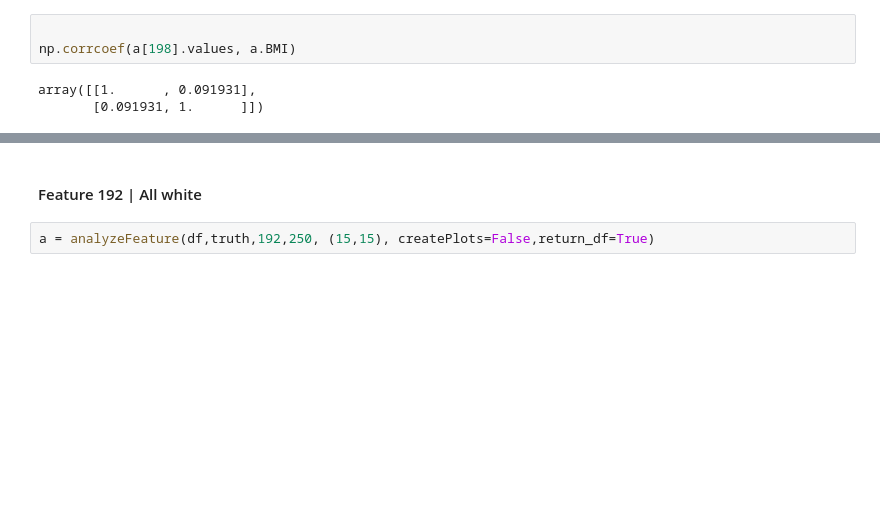
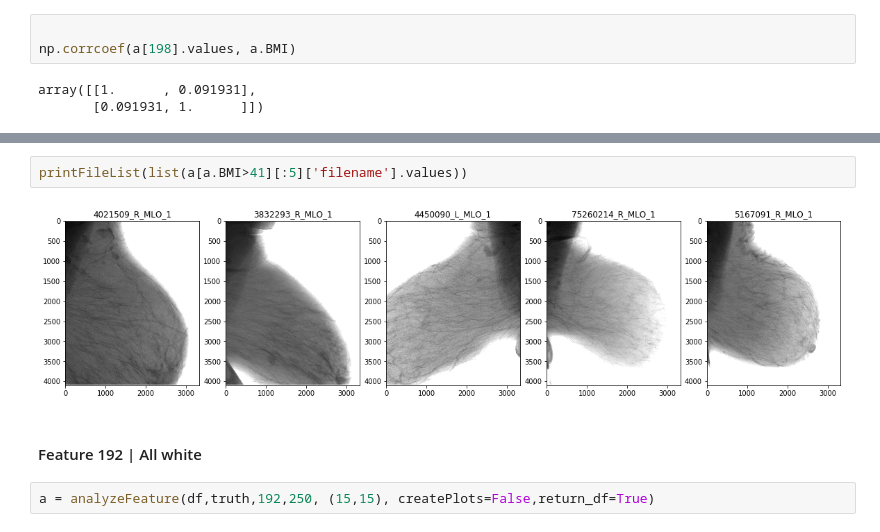
Before and after one commit to rsk2327/CBIG, a Jupyter notebook: RaceClassification/Features/Understanding Features.ipynb, the cells around one changed output, grey strips where cells are left out. Drawn from its saved outputs; the diff is of its cells as text; blank space fills up the shorter version.

```diff
--- a/RaceClassification/Features/Understanding Features.ipynb
+++ b/RaceClassification/Features/Understanding Features.ipynb
@@ -383,3 +504,7 @@ array([[1.      , 0.091931],
+# %%
+printFileList(list(a[a.BMI>41][:5]['filename'].values))
+# %% [output]
+[figure, added]
 # %% [markdown]
 #### Feature 192 | All white
 # %%
```
Also changed, not shown: parts of 40 cells of this notebook, 1 other file.
